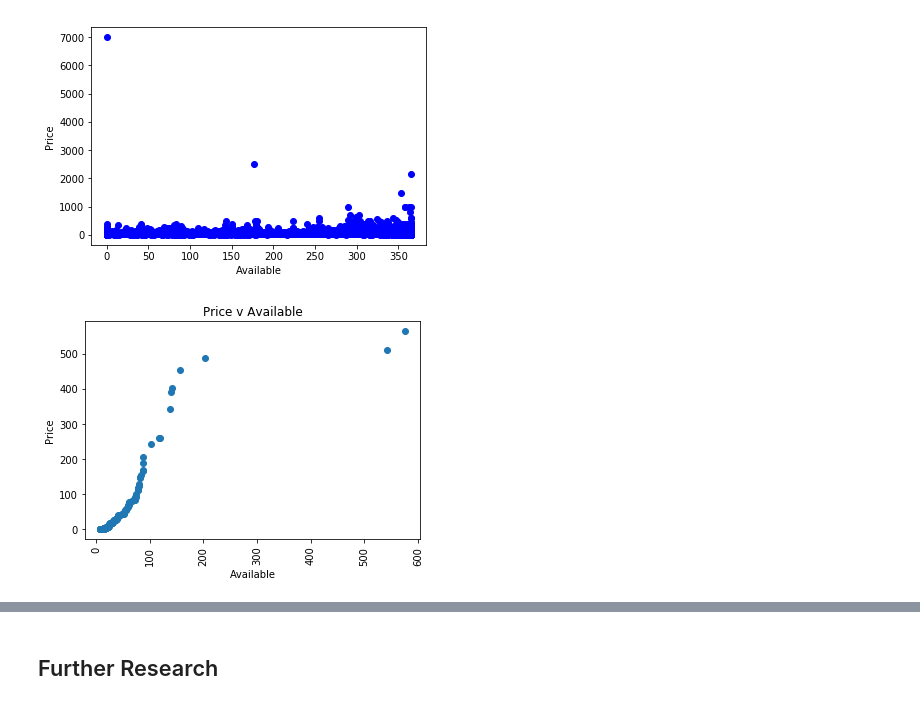
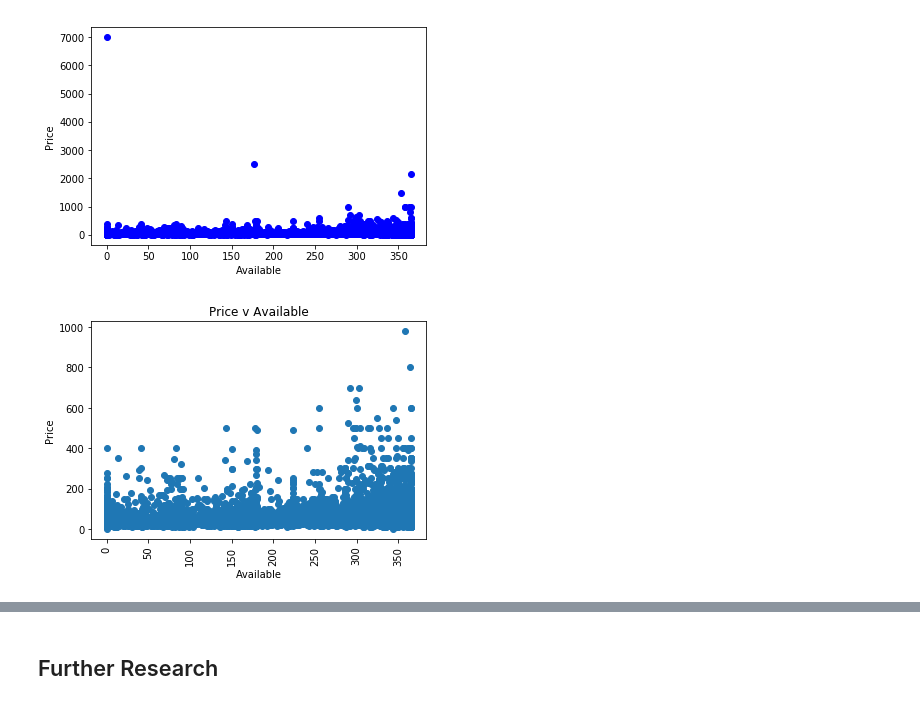
Before and after one commit to emett75/Unit-1-Capstone, a Jupyter notebook: Unit 1 Capstone.ipynb, the cells around one changed output, grey strips where cells are left out. Saved outputs shown, nothing was run; the diff lists cells and outputs as text; code cells hidden in the pictures.

```diff
--- a/Unit 1 Capstone.ipynb
+++ b/Unit 1 Capstone.ipynb
@@ -176,13 +222,11 @@ plt.show()
 # %% [output]
 [figure]
 # %%
-plt.scatter(athens.availability_365.value_counts().head(250).values, athens.price.value_counts().head(250).values)
+plt.scatter(athens_budget.availability_365, athens_budget.price)
 plt.xticks(rotation=90)
 plt.title('Price v Available')
 plt.xlabel('Available')
 plt.ylabel('Price')
 plt.show()
-#Based of this limited data, it would seem the more expensive the room, the more days per year that is it available.
-#We have 2 outliers here which do not seem to make sense - perhaps they were logged incorrectly?
 # %% [output]
-[figure, old version]
+[figure, new version]
```
Also changed, not shown: parts of 25 cells of this notebook.
